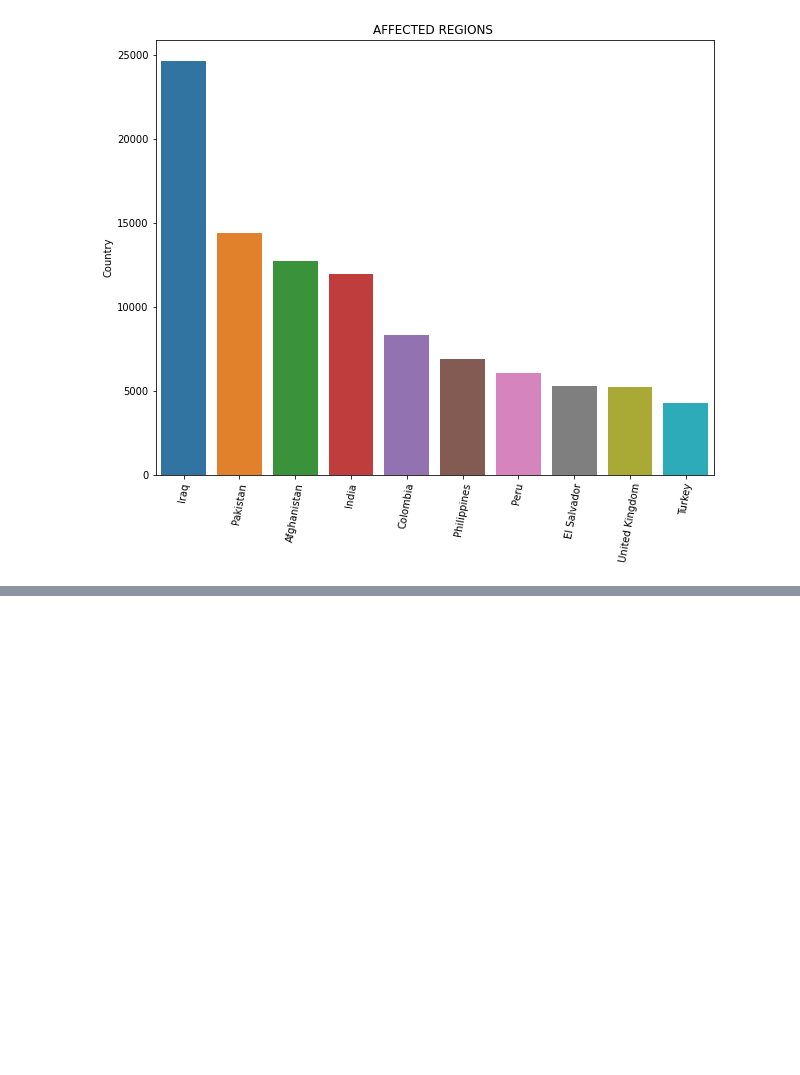
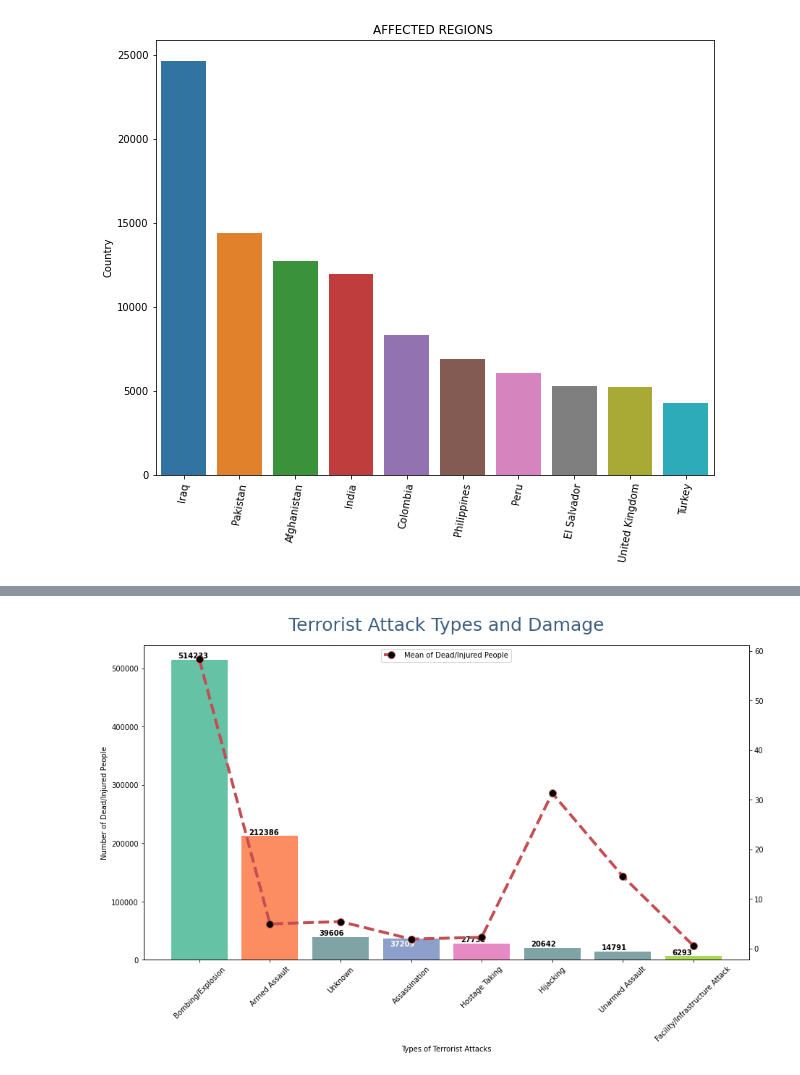
Before and after one commit to vikas6169/terrorism-repo1, a Jupyter notebook: globle_terrorism_data_analysis.ipynb, the cells around one changed output, grey strips where cells are left out. Drawn from its saved outputs; the diff is of its cells as text; code cells hidden in the pictures; blank space fills up the shorter version.

```diff
--- a/globle_terrorism_data_analysis.ipynb
+++ b/globle_terrorism_data_analysis.ipynb
@@ -192,0 +282,2 @@ KeyError: ignored
+# %%
+dmg=table1['Damage'].tolist()
@@ -192,0 +288,5 @@ KeyError: ignored
+# %%
+gray=(0.5,0.64,0.65)
+# %%
+color_list=[color_cat_dict[ter_type] if
+            ter_type in color_cat_dict.keys() else gray for ter_type in labels]
@@ -192,0 +304,21 @@ KeyError: ignored
+# %%
+d_rate=table1['Damage rate'].tolist()
+# %%
+fig,ax1=plt.subplots(figsize=(15,8))
+# Bar chart
+ax1.bar(labels,dmg,color=color_list,align='center')
+#Number in bar chart
+for i,v in enumerate(dmg):
+    ax1.text(i-0.3,v-13000 if v==37209 else v+3000, str(round(v)),color='w' if v==37209 else 'k',fontweight='bold')
+#insert a second plot -line plot
+ax2=ax1.twinx()
+ax2.plot(labels,d_rate,linestyle='--',linewidth=4,marker='o',markerfacecolor='black',markersize='10',
+        label='Mean of Dead/Injured People',color='#C44D51')
+plt.title('Terrorist Attack Types and Damage',fontsize=25,pad=20, color=sns.cubehelix_palette(8,start=.5,rot=-.75)[-3])
+ax1.set(xlabel='Types of Terrorist Attacks',ylabel='Number of Dead/Injured People')
+ax1.set_xticklabels(labels,rotation=45)
+plt.yticks(fontsize=10)
+ax2.legend(loc='upper center')
+fig.show()
+# %% [output]
+[figure, added]
```
Also changed, not shown: parts of 46 cells of this notebook.
